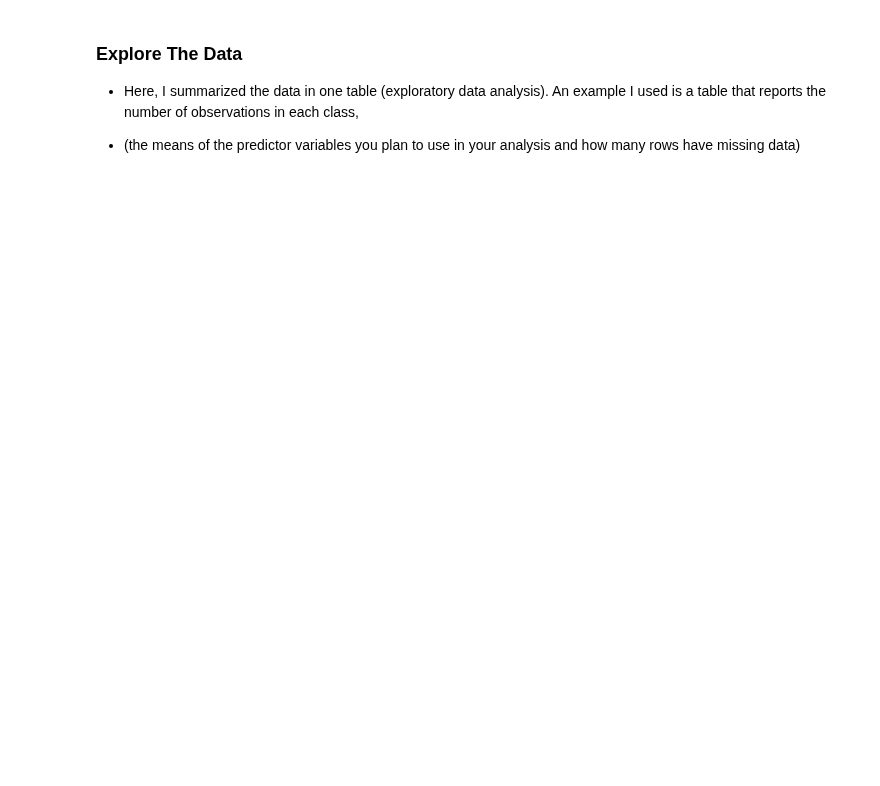
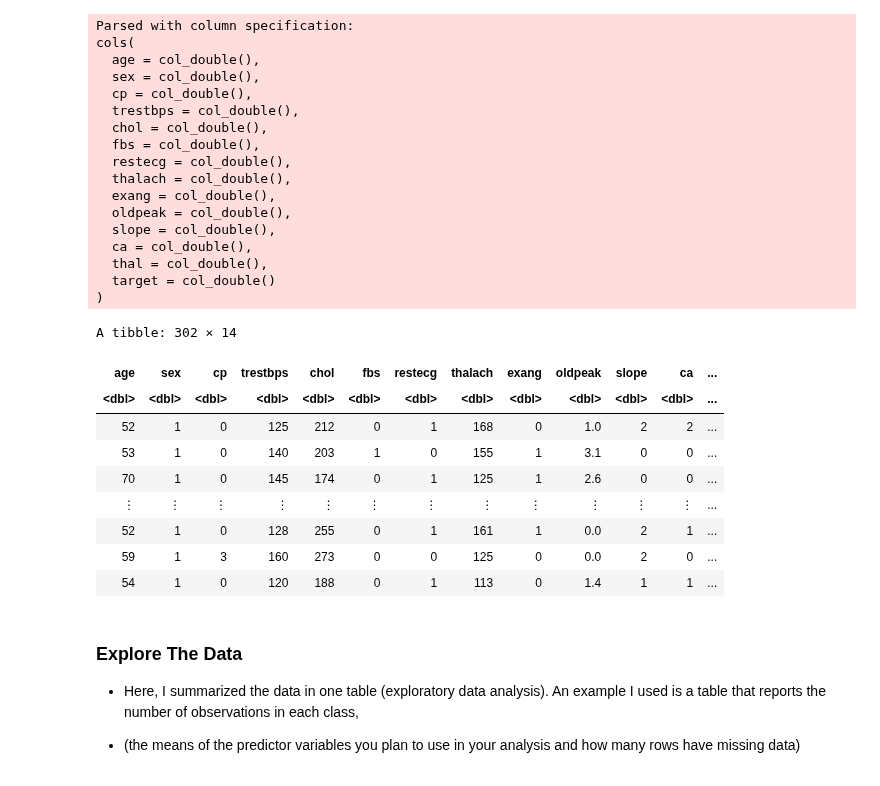
Before and after one commit to sadia-kd/DSCI-Project, a Jupyter notebook: Proposal.ipynb, the cells around one changed output. Saved outputs shown, nothing was run; the diff lists cells and outputs as text; code cells hidden in the pictures; blank space fills up the shorter version.

```diff
--- a/Proposal.ipynb
+++ b/Proposal.ipynb
@@ -105,3 +36,39 @@ $ target   <fct> 0, 0, 0, 0, 0, 1, 0, 0, 0, 0, 1, 0, 1, 0, 0, 1, 1, 0, 1, 1, …
+# %%
+url <- "https://raw.githubusercontent.com/sadia-kd/DSCI-Project/main/heart.csv?token=GHSAT0AAAAAABSCPU4QIC7NZGXM4EEJZK4QYRBWRZQ"
+
+heart_disease <- read_csv(url) %>%
+    mutate(target = as_factor(target)) %>%
+    unique()
+
+heart_disease
+# %% [output]
+Parsed with column specification:
+cols(
+  age = col_double(),
+  sex = col_double(),
+  cp = col_double(),
+  trestbps = col_double(),
+  chol = col_double(),
+  fbs = col_double(),
+  restecg = col_double(),
+  thalach = col_double(),
+  exang = col_double(),
+  oldpeak = col_double(),
+  slope = col_double(),
+  ca = col_double(),
+  thal = col_double(),
+  target = col_double()
+)
+A tibble: 302 × 14
+| age | sex | cp | trestbps | chol | fbs | restecg | thalach | exang | oldpeak | slope | ca | ... |
+| <dbl> | <dbl> | <dbl> | <dbl> | <dbl> | <dbl> | <dbl> | <dbl> | <dbl> | <dbl> | <dbl> | <dbl> | ... |
+| 52 | 1 | 0 | 125 | 212 | 0 | 1 | 168 | 0 | 1.0 | 2 | 2 | ... |
+| 53 | 1 | 0 | 140 | 203 | 1 | 0 | 155 | 1 | 3.1 | 0 | 0 | ... |
+| 70 | 1 | 0 | 145 | 174 | 0 | 1 | 125 | 1 | 2.6 | 0 | 0 | ... |
+| ⋮ | ⋮ | ⋮ | ⋮ | ⋮ | ⋮ | ⋮ | ⋮ | ⋮ | ⋮ | ⋮ | ⋮ | ... |
+| 52 | 1 | 0 | 128 | 255 | 0 | 1 | 161 | 1 | 0.0 | 2 | 1 | ... |
+| 59 | 1 | 3 | 160 | 273 | 0 | 0 | 125 | 0 | 0.0 | 2 | 0 | ... |
+| 54 | 1 | 0 | 120 | 188 | 0 | 1 | 113 | 0 | 1.4 | 1 | 1 | ... |
 # %% [markdown]
 ### Explore The Data
 * Here, I summarized the data in one table (exploratory data analysis). An example I used is a table that reports the number of observations in each class,
```
Also changed, not shown: parts of 14 cells of this notebook.
